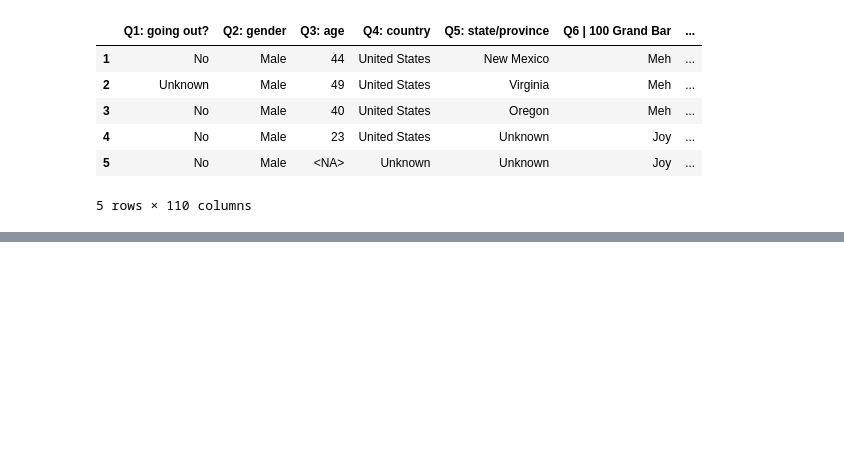
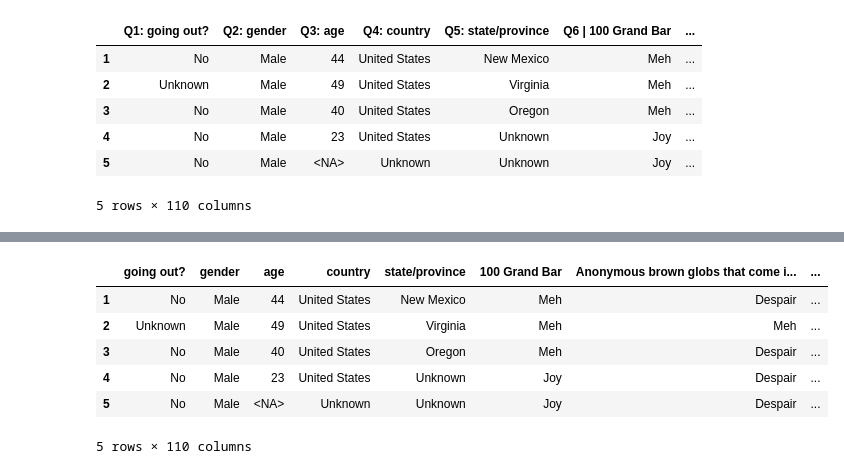
Before and after one commit to esraa-el-tohamii/Halloween-Candy-Dataset-EDA, a Jupyter notebook: Halloween_Candy_notebook.ipynb, the cells around one changed output, grey strips where cells are left out. Saved outputs shown, nothing was run; the diff lists cells and outputs as text; code cells hidden in the pictures; blank space fills up the shorter version.

```diff
--- a/Halloween_Candy_notebook.ipynb
+++ b/Halloween_Candy_notebook.ipynb
@@ -584,3 +584,7 @@ df.head()
 | 4 | No | Male | 23 | United States | Unknown | Joy | ... |
 | 5 | No | Male | <NA> | Unknown | Unknown | Joy | ... |
 5 rows × 110 columns
+# %%
+Q6_columns = [col for col in df.columns if col.startswith('Q6')]
+for col in Q6_columns:
+        print(f"{col}: {df[col].unique()}")
@@ -586,0 +609,24 @@ df.head()
+# %%
+def clean_column_names(df):
+    new_columns = []
+    for col in df.columns:
+        if '|' in col:
+            new_col = col.split('|', 1)[1].strip()
+        elif ':' in col:
+            new_col = col.split(':', 1)[1].strip()
+        else:
+            new_col = col.strip()
+        new_columns.append(new_col)
+    df.columns = new_columns
+    return df
+
+df = clean_column_names(df)
+df.head()
+# %% [output]
+|  | going out? | gender | age | country | state/province | 100 Grand Bar | Anonymous brown globs that come i... | ... |
+| 1 | No | Male | 44 | United States | New Mexico | Meh | Despair | ... |
+| 2 | Unknown | Male | 49 | United States | Virginia | Meh | Meh | ... |
+| 3 | No | Male | 40 | United States | Oregon | Meh | Despair | ... |
+| 4 | No | Male | 23 | United States | Unknown | Joy | Despair | ... |
+| 5 | No | Male | <NA> | Unknown | Unknown | Joy | Despair | ... |
+5 rows × 110 columns
```
Also changed, not shown: parts of 2 cells of this notebook.
